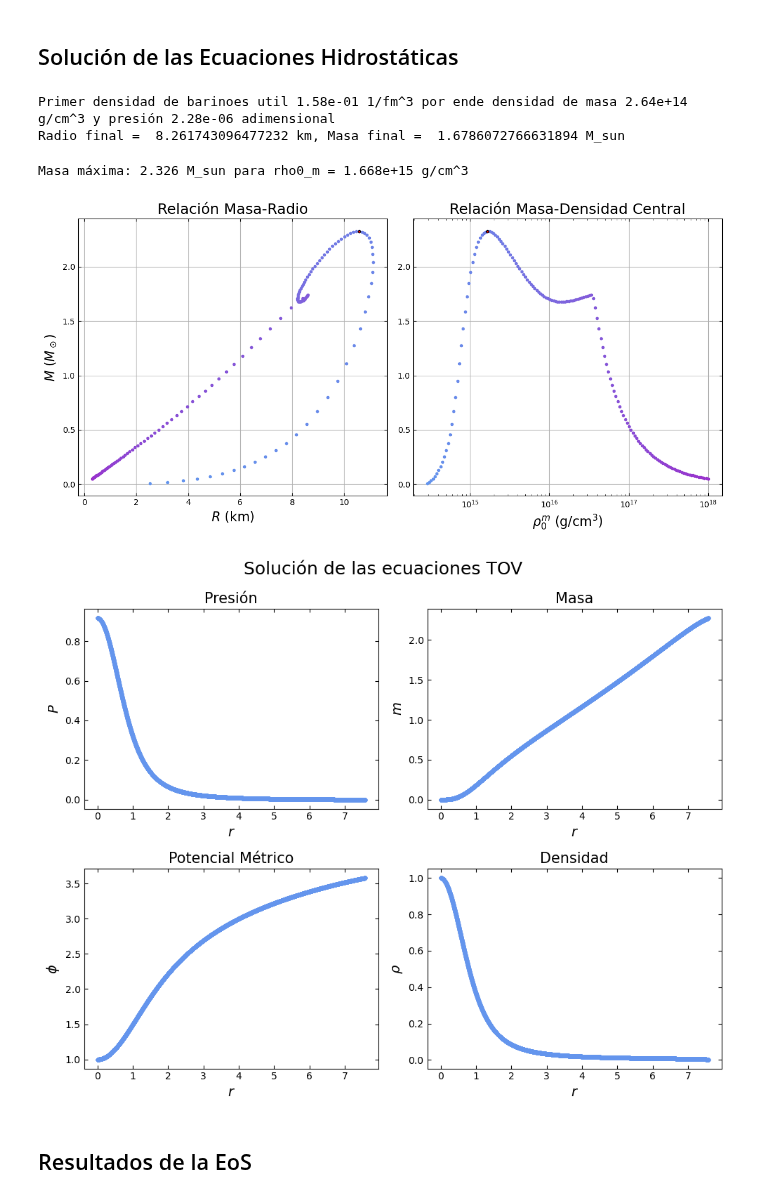
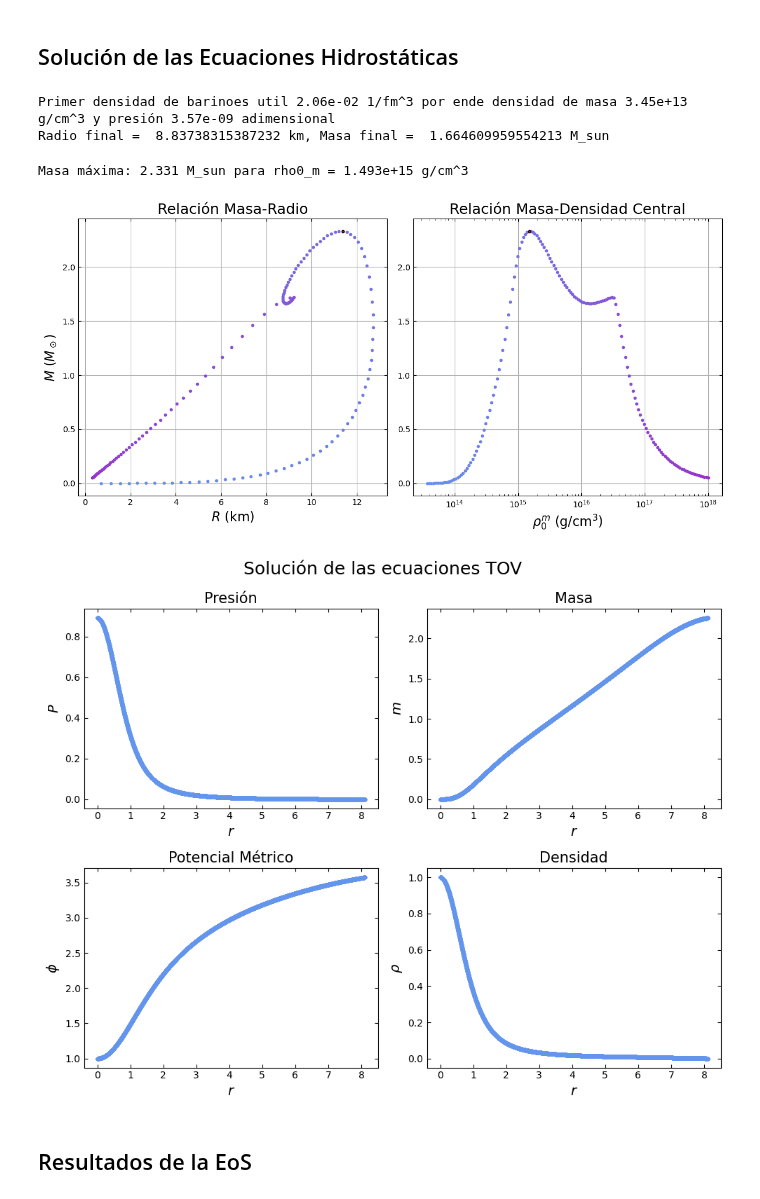
Before and after one commit to Vendetta0462/CalculosSimulaciones, a Jupyter notebook: NS_Structure/neutron-star-matter.ipynb, the cells around one changed output. Drawn from its saved outputs; the diff is of its cells as text; code cells hidden in the pictures.

```diff
--- a/NS_Structure/neutron-star-matter.ipynb
+++ b/NS_Structure/neutron-star-matter.ipynb
@@ -79,14 +80,11 @@ array([-6.99440506e-15, -2.09526840e-13])
 # %%
-# Definimos las constantes necesarias en MKS
-
-
 # Calculamos si no hay archivo de la EoS, si no, lo leemos
 operacion = 'calc' # 'calc' o 'leer'
 
 if operacion == 'calc':
     # Definimos el rango de densidades para la interpolación de la EoS
     densidad_masa_max = 1e18*1e3*(1e-45/m_nuc_MKS) # g/cm^3 a kg/m^3 a 1/fm^3
-    densidad_masa_min = 1e13*1e3*(1e-45/m_nuc_MKS) # g/cm^3 a kg/m^3 a 1/fm^3
+    densidad_masa_min = 1e12*1e3*(1e-45/m_nuc_MKS) # g/cm^3 a kg/m^3 a 1/fm^3
     n_barions = np.logspace(np.log10(densidad_masa_min), np.log10(densidad_masa_max), 200)
     # Calculamos la EoS
     rho_P, presiones, energias, n_sirve, presion_cambio = NSEoS.EoS(n_barions, params)
@@ -157,13 +121,13 @@ dr = 1e-3 # Paso de integración adimensional
 
 # Resolvemos el sistema TOV
 rho_nat_to_MKS = 1.0 / MeV_to_fm11 * MeVfm_to_Jm
-sol_final = tov.integrador(rf, dr, rho_0_lambda*rho_nat_to_MKS, rho_P, P_central, densidad_limite=densidad_limite)
+sol_final = tov.integrador(rf, dr, (m_nuc**4/2)*rho_nat_to_MKS, rho_P, P_central, densidad_limite=densidad_limite)
 # Orden: r, m, rho, P, phi
 print("Radio final = ", sol_final[0]/1e3, "km, Masa final = ", sol_final[1]/1.989e30, "M_sun")
 # tov.graficar_solucion(rf, dr, rho_0_lambda, rho_P, P_central, densidad_limite=densidad_limite)
 # %% [output]
-Primer densidad de barinoes util 1.58e-01 1/fm^3 por ende densidad de masa 2.64e+14 g/cm^3 y presión 2.28e-06 adimensional
-Radio final =  8.261743096477232 km, Masa final =  1.6786072766631894 M_sun
+Primer densidad de barinoes util 2.06e-02 1/fm^3 por ende densidad de masa 3.45e+13 g/cm^3 y presión 3.57e-09 adimensional
+Radio final =  8.83738315387232 km, Masa final =  1.664609959554213 M_sun
 # %%
 # Definimos el espacio de densidades centrales de masa para la integración
 rhos_masa = np.logspace(np.log10(n_sirve[1]*1e45*m_nuc_MKS*1e-3), 18, 150) # Densidades de masa en kg/m^3 (desde donde es util la EoS)
@@ -172,41 +136,41 @@ rhos_masa = np.logspace(np.log10(n_sirve[1]*1e45*m_nuc_MKS*1e-3), 18, 150) # Den
 # Calculamos la densidad de energía asociada a cada densidad de masa
 rhos = []
 for rho_m in rhos_masa:
-    densidad_energia, _ = NSEoS.energia_presion(rho_m*1e3/m_nuc_MKS*1e-45, params)
+    densidad_energia, sols_ = NSEoS.energia_presion(rho_m*1e3/m_nuc_MKS*1e-45, params)
     rhos.append(densidad_energia)
 
 # Definimos arrays para la masa y el radio
 masas = np.zeros(len(rhos))
 radios = np.zeros(len(rhos))
 
 # Resolvemos el sistema TOV para cada densidad central de masa
 arg_max = 0
 for i in range(len(rhos)):
     rho0 = rhos[i] # Densidad de energía central adimensionalizada con rho_0_lambda
     R = 1.0/rho0 # Factor de conversión para la interpolación adimensionalizada con rho0
     rho_P_prima = lambda P: R*rho_P(P/R) # Interpolación adimensionalizada con rho0 (en función de P adimensional con rho0)
     P_central_prima = R*P_rho(1/R) # Presión central adimensionalizada con rho0
     densidad_limite_prima = R*densidad_limite # Densidad de energía límite adimensionalizada con rho0
-    sol_final = tov.integrador(rf, dr, rho0*rho_0_lambda*rho_nat_to_MKS, rho_P_prima, P_central_prima, densidad_limite=densidad_limite_prima)
+    sol_final = tov.integrador(rf, dr, rho0*(m_nuc**4/2)*rho_nat_to_MKS, rho_P_prima, P_central_prima, densidad_limite=densidad_limite_prima)
     radios[i] = sol_final[0] # Radio final en metros
     masas[i] = sol_final[1] # Masa final en kg
     if masas[i] > masas[arg_max]:
         arg_max = i
     # print("Se pudo para densidad de masa =", format(rho_m,"2.2e"), "g/cm^3")
 
 # Guardamos los resultados en un archivo MasaRadio_SigmaOmegaRho_rho0_lambda_A_propios.csv
 m_sun = 1.989e30 # kg
 df = pd.DataFrame({'Masa': masas/m_sun, 'Radio': radios*1e-3, 'rho_m': rhos_masa})
 df.to_csv('results/MasaRadio_SigmaOmegaRho_rho0_lambda_A_propios.csv', index=False, float_format='%.15e')
 
 # Graficamos la relación masa-radio
 tov.grafica_masa_radio(radios, masas, rhos_masa)
 # %% [output]
-Masa máxima: 2.326 M_sun para rho0_m = 1.668e+15 g/cm^3
+Masa máxima: 2.331 M_sun para rho0_m = 1.493e+15 g/cm^3
-[figure, old version]
+[figure, new version]
 # %%
-tov.graficar_solucion(rf, dr, rho_0_lambda*rho_nat_to_MKS, rho_P, P_central, densidad_limite=densidad_limite)
+tov.graficar_solucion(rf, dr, (m_nuc**4/2)*rho_nat_to_MKS, rho_P, P_central, densidad_limite=densidad_limite)
 # %% [output]
-[figure, old version]
+[figure, new version]
 # %% [markdown]
 ## Resultados de la EoS
```
Also changed, not shown: parts of 14 cells of this notebook, 1 other file.
